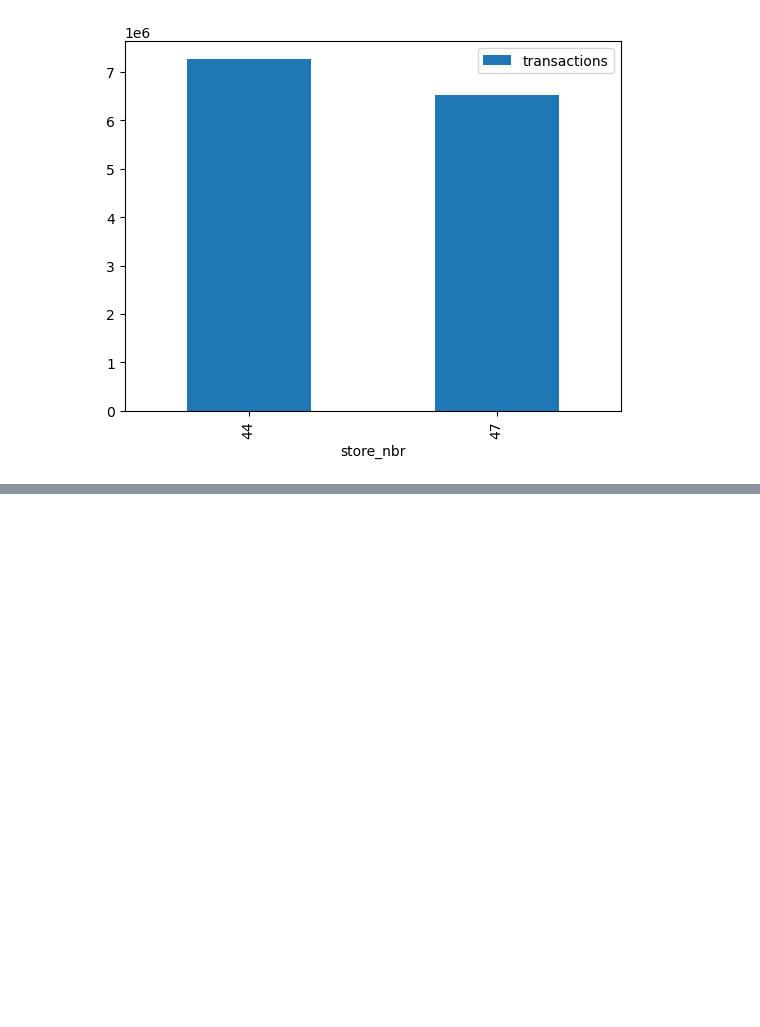
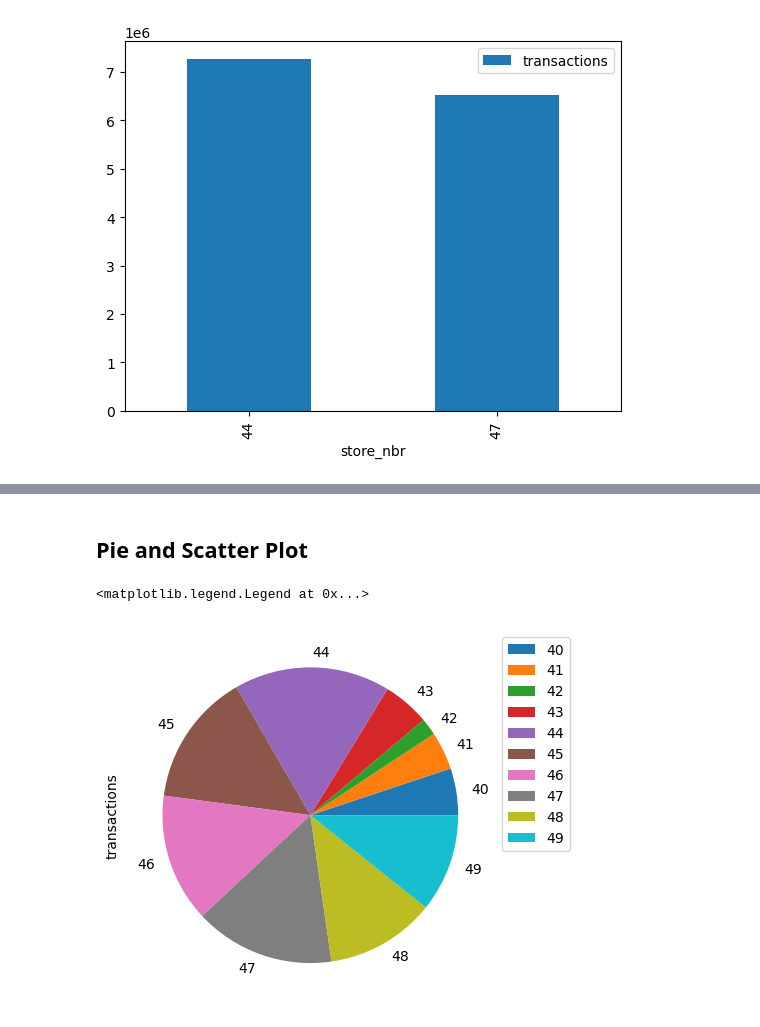
Before and after one commit to Aparecido-Junior/Python_Notebook, a Jupyter notebook: 3_Pandas_Numpy_Maven/05_basic_viz.ipynb, the cells around one changed output, grey strips where cells are left out. Saved outputs shown, nothing was run; the diff lists cells and outputs as text; code cells hidden in the pictures; blank space fills up the shorter version.

```diff
--- a/3_Pandas_Numpy_Maven/05_basic_viz.ipynb
+++ b/3_Pandas_Numpy_Maven/05_basic_viz.ipynb
@@ -205,0 +238,13 @@ df.groupby(["store_nbr"]).agg({"transactions": "sum"}).head()
+# %% [markdown]
+## Pie and Scatter Plot
+# %%
+(df
+ .query("store_nbr >= 40 and store_nbr <= 49")
+ .groupby("store_nbr")
+ .agg({"transactions": "sum"})
+ .plot.pie(y="transactions")
+ .legend(bbox_to_anchor=(1, 1))
+)
+# %% [output]
+<matplotlib.legend.Legend at 0x...>
+[figure, added]
```
Also changed, not shown: parts of 8 cells of this notebook.
